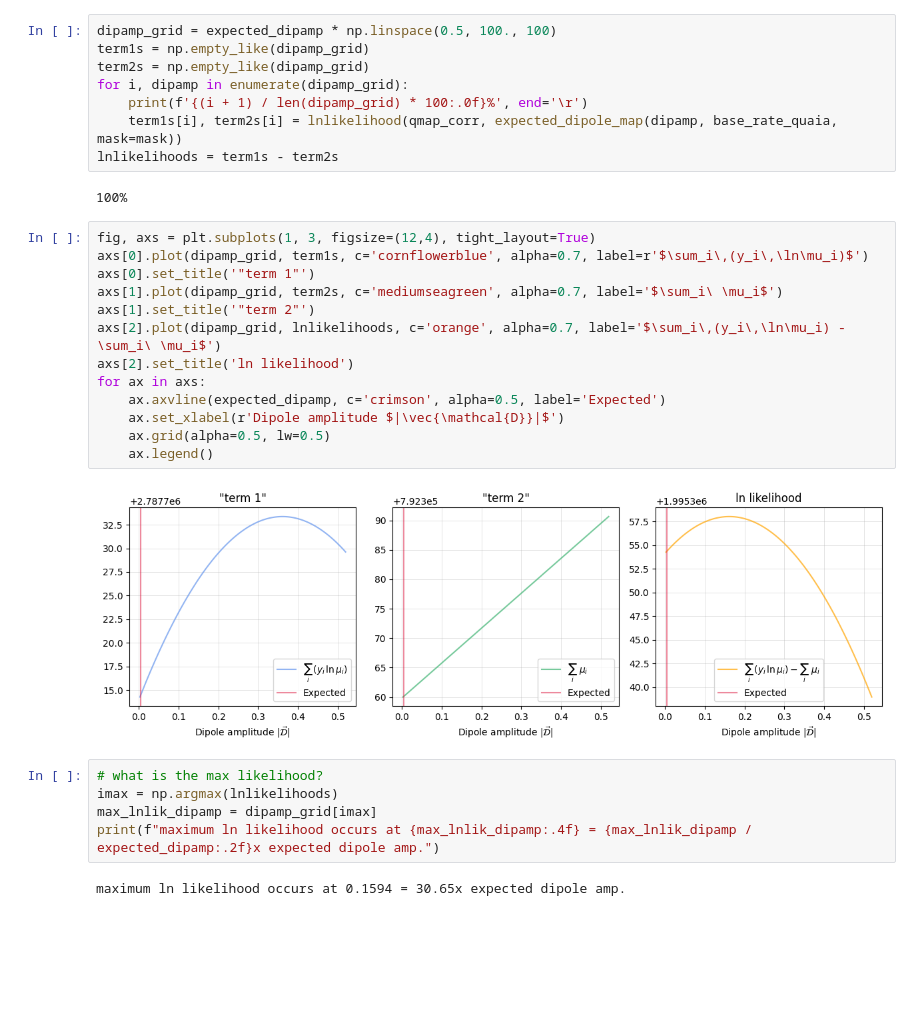
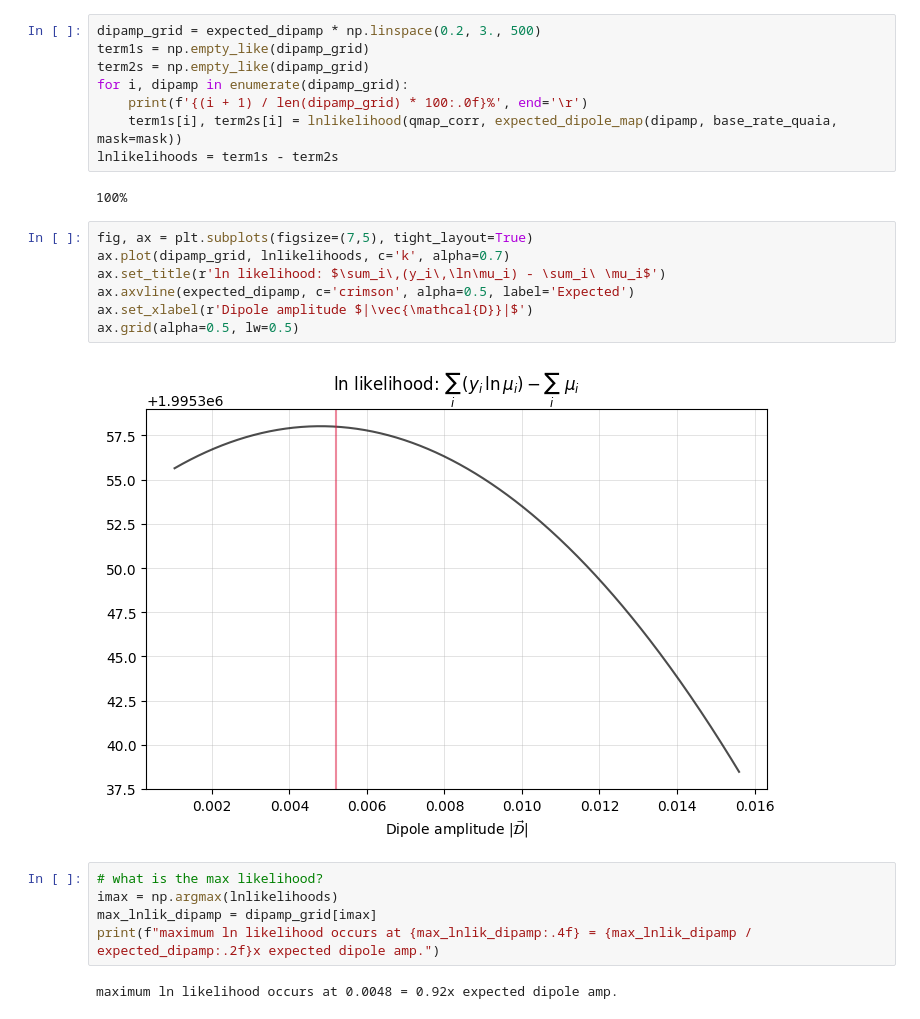
Before and after one commit to abbyw24/lss-dipoles, a Jupyter notebook: notebooks/likelihood_ratio_test.ipynb, the cells around one changed output. Cells and saved outputs as stored; diff of their text form; blank space fills up the shorter version.

Commit message:
update notebooks: dipole likelihood and ABC excess power convergence

```diff
--- a/notebooks/likelihood_ratio_test.ipynb
+++ b/notebooks/likelihood_ratio_test.ipynb
@@ -143,7 +152,7 @@ fig.suptitle(label, y=1.)
 Text(0.5, 1.0, 'fake Quaia G20.0 zodi (1.0x expected dipole, log excess = zero)')
 [figure]
 # %%
-dipamp_grid = expected_dipamp * np.linspace(0.5, 100., 100)
+dipamp_grid = expected_dipamp * np.linspace(0.2, 3., 500)
 term1s = np.empty_like(dipamp_grid)
 term2s = np.empty_like(dipamp_grid)
 for i, dipamp in enumerate(dipamp_grid):
@@ -153,24 +162,18 @@ lnlikelihoods = term1s - term2s
 # %% [output]
 100%
 # %%
-fig, axs = plt.subplots(1, 3, figsize=(12,4), tight_layout=True)
-axs[0].plot(dipamp_grid, term1s, c='cornflowerblue', alpha=0.7, label=r'$\sum_i\,(y_i\,\ln\mu_i)$')
-axs[0].set_title('"term 1"')
-axs[1].plot(dipamp_grid, term2s, c='mediumseagreen', alpha=0.7, label='$\sum_i\ \mu_i$')
-axs[1].set_title('"term 2"')
-axs[2].plot(dipamp_grid, lnlikelihoods, c='orange', alpha=0.7, label='$\sum_i\,(y_i\,\ln\mu_i) - \sum_i\ \mu_i$')
-axs[2].set_title('ln likelihood')
-for ax in axs:
-    ax.axvline(expected_dipamp, c='crimson', alpha=0.5, label='Expected')
-    ax.set_xlabel(r'Dipole amplitude $|\vec{\mathcal{D}}|$')
-    ax.grid(alpha=0.5, lw=0.5)
-    ax.legend()
+fig, ax = plt.subplots(figsize=(7,5), tight_layout=True)
+ax.plot(dipamp_grid, lnlikelihoods, c='k', alpha=0.7)
+ax.set_title(r'ln likelihood: $\sum_i\,(y_i\,\ln\mu_i) - \sum_i\ \mu_i$')
+ax.axvline(expected_dipamp, c='crimson', alpha=0.5, label='Expected')
+ax.set_xlabel(r'Dipole amplitude $|\vec{\mathcal{D}}|$')
+ax.grid(alpha=0.5, lw=0.5)
 # %% [output]
-[figure, old version]
+[figure, new version]
 # %%
 # what is the max likelihood?
 imax = np.argmax(lnlikelihoods)
 max_lnlik_dipamp = dipamp_grid[imax]
 print(f"maximum ln likelihood occurs at {max_lnlik_dipamp:.4f} = {max_lnlik_dipamp / expected_dipamp:.2f}x expected dipole amp.")
 # %% [output]
-maximum ln likelihood occurs at 0.1594 = 30.65x expected dipole amp.
+maximum ln likelihood occurs at 0.0048 = 0.92x expected dipole amp.
```
Also changed, not shown: parts of 14 cells of this notebook, 1 other file.
